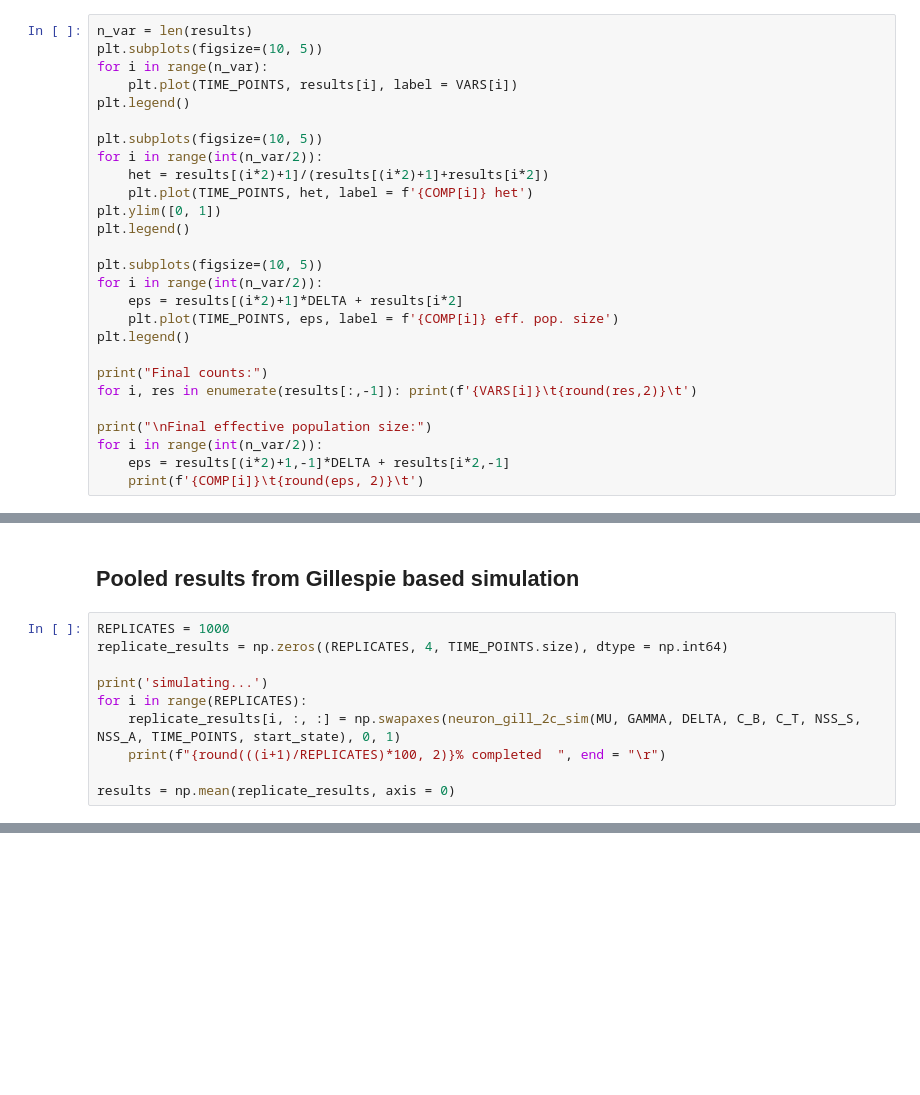
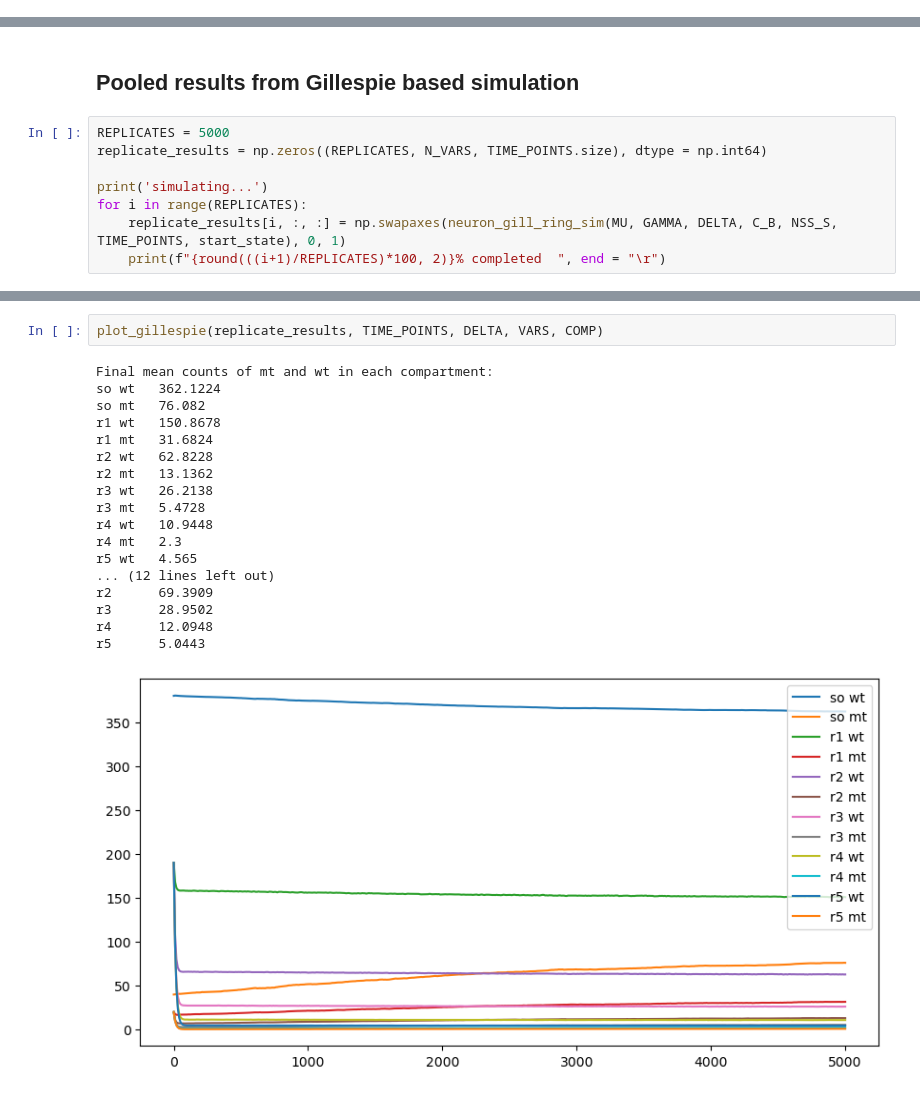
Before and after one commit to dkornai/SSD-in-Neurons, a Jupyter notebook: neruon_model_ring.ipynb, the cells around one changed output, grey strips where cells are left out. Cells and saved outputs as stored; diff of their text form; blank space fills up the shorter version.

Commit message:
completed stochastic simulations for ring model

```diff
--- a/neruon_model_ring.ipynb
+++ b/neruon_model_ring.ipynb
@@ -66,30 +68,3 @@ sol = integrate.solve_ivp(neuron_model, [0, MAX_T], start_state, t_eval=TIME_POI
                          )
 
 results = sol.y
-# %%
-n_var = len(results)
-plt.subplots(figsize=(10, 5))
-for i in range(n_var):
-    plt.plot(TIME_POINTS, results[i], label = VARS[i])
-plt.legend()
-
-plt.subplots(figsize=(10, 5))
-for i in range(int(n_var/2)):
-    het = results[(i*2)+1]/(results[(i*2)+1]+results[i*2])
-    plt.plot(TIME_POINTS, het, label = f'{COMP[i]} het')
-plt.ylim([0, 1])
-plt.legend()
-
-plt.subplots(figsize=(10, 5))
-for i in range(int(n_var/2)):
-    eps = results[(i*2)+1]*DELTA + results[i*2]
-    plt.plot(TIME_POINTS, eps, label = f'{COMP[i]} eff. pop. size')
-plt.legend()
-
-print("Final counts:")
-for i, res in enumerate(results[:,-1]): print(f'{VARS[i]}\t{round(res,2)}\t')
-
-print("\nFinal effective population size:")
-for i in range(int(n_var/2)):
-    eps = results[(i*2)+1,-1]*DELTA + results[i*2,-1]
-    print(f'{COMP[i]}\t{round(eps, 2)}\t')
@@ -130,14 +94,12 @@ axon: 198.11
 # %% [markdown]
 ## Pooled results from Gillespie based simulation
 # %%
-REPLICATES = 1000
-replicate_results = np.zeros((REPLICATES, 4, TIME_POINTS.size), dtype = np.int64)
+REPLICATES = 5000
+replicate_results = np.zeros((REPLICATES, N_VARS, TIME_POINTS.size), dtype = np.int64)
 
 print('simulating...')
 for i in range(REPLICATES):
-    replicate_results[i, :, :] = np.swapaxes(neuron_gill_2c_sim(MU, GAMMA, DELTA, C_B, C_T, NSS_S, NSS_A, TIME_POINTS, start_state), 0, 1)
+    replicate_results[i, :, :] = np.swapaxes(neuron_gill_ring_sim(MU, GAMMA, DELTA, C_B, NSS_S, TIME_POINTS, start_state), 0, 1)
     print(f"{round(((i+1)/REPLICATES)*100, 2)}% completed  ", end = "\r")
-
-results = np.mean(replicate_results, axis = 0)
 # %% [output]
 simulating...
@@ -173,0 +107,21 @@ print("axon:",round(axon_count[-1],2))
+# %%
+plot_gillespie(replicate_results, TIME_POINTS, DELTA, VARS, COMP)
+# %% [output]
+Final mean counts of mt and wt in each compartment:
+so wt   362.1224
+so mt   76.082
+r1 wt   150.8678
+r1 mt   31.6824
+r2 wt   62.8228
+r2 mt   13.1362
+r3 wt   26.2138
+r3 mt   5.4728
+r4 wt   10.9448
+r4 mt   2.3
+r5 wt   4.565
+... (12 lines left out)
+r2      69.3909
+r3      28.9502
+r4      12.0948
+r5      5.0443
+[figure, added]
```
Also changed, not shown: parts of 8 cells of this notebook, 2 other files.
